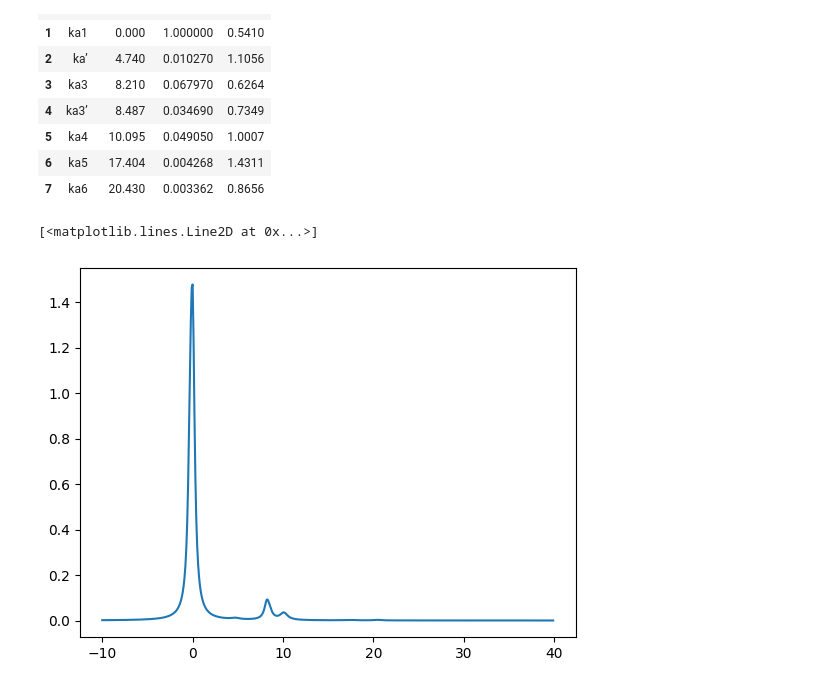
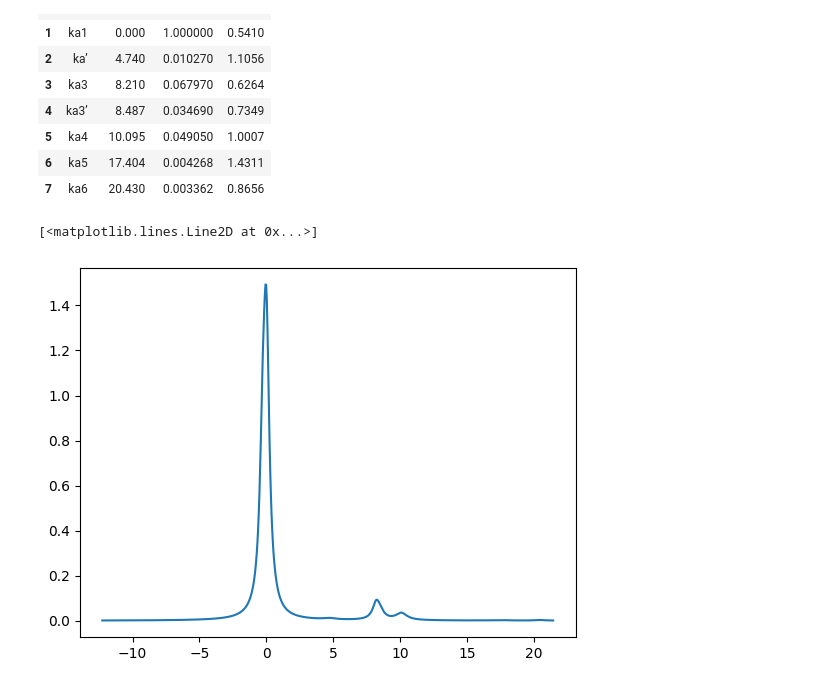
Before and after one commit to ChristianGeci/plntxps, a Jupyter notebook: satellite refactor/scratch paper.ipynb, the cells around one changed output. Drawn from its saved outputs; the diff is of its cells as text; code cells hidden in the pictures.

Commit message:
generate the kernel of the source spectrum

```diff
--- a/satellite refactor/scratch paper.ipynb
+++ b/satellite refactor/scratch paper.ipynb
@@ -29,7 +29,7 @@ satellite_df
 # %%
 from functools import partial
 
-def get_source_spectrum_model(satellite_df):
+def get_source_spectrum_function(satellite_df):
     x_ray_lines = []
     for (position, amplitude, FWHM) in zip(
             satellite_df['position'],
@@ -41,16 +41,39 @@ def get_source_spectrum_model(satellite_df):
             amplitude = amplitude, center = position, sigma = FWHM/2
         )
         x_ray_lines.append(x_ray_line)
-    def source_spectrum_model(x):
+    def source_spectrum_function(x):
         result = 0
         for x_ray_line in x_ray_lines:
             result += x_ray_line(x)
         return result
-    return source_spectrum_model
-
-spectrum_model = get_source_spectrum_model(satellite_df)
+    return source_spectrum_function
 # %%
-plt.plot(x_eval, spectrum_model(x_eval))
+def get_source_spectrum_kernel(satellite_df, dx, threshold = 1e-3):
+    source_spectrum_function = get_source_spectrum_function(satellite_df)
+
+    lowest_line_position = min(satellite_df['position'])
+    highest_line_position = max(satellite_df['position'])
+    f = get_source_spectrum_function(satellite_df)
+    n = 1
+    while True:
+        if f(lowest_line_position - n) <= threshold:
+            break
+        n += 1
+    lower_bound = lowest_line_position - n
+    n = 1
+    while True:
+        if f(highest_line_position + n) <= threshold:
+            break
+        n += 1
+    upper_bound = highest_line_position + n
+
+    x_eval = np.arange(lower_bound, upper_bound + dx, dx)
+
+    return x_eval, source_spectrum_function(x_eval)
+
+
+x, y = get_source_spectrum_kernel(satellite_df, 0.05)
+plt.plot(x, y)
 # %% [output]
 [<matplotlib.lines.Line2D at 0x...>]
-[figure, old version]
+[figure, new version]
```
